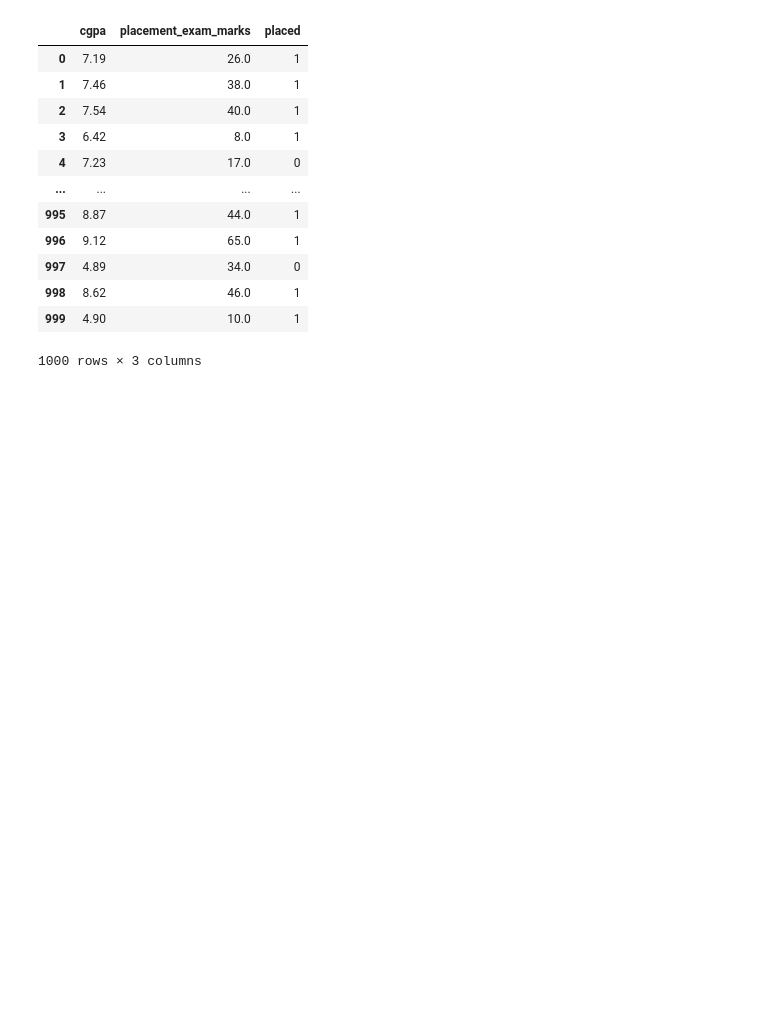
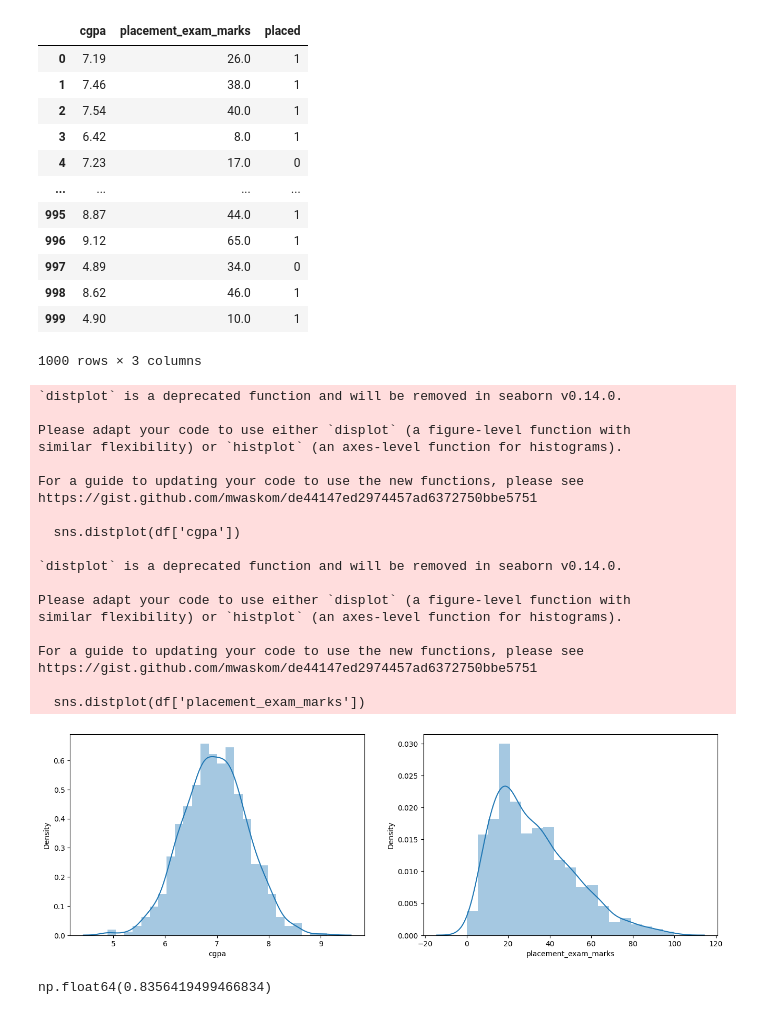
Before and after one commit to jyotinayak321/IBM-ML-Training, a Jupyter notebook: z_score.ipynb, the cells around one changed output. Drawn from its saved outputs; the diff is of its cells as text; code cells hidden in the pictures; blank space fills up the shorter version.

```diff
--- a/z_score.ipynb
+++ b/z_score.ipynb
@@ -24,3 +24,41 @@ df
 | 998 | 8.62 | 46.0 | 1 |
 | 999 | 4.90 | 10.0 | 1 |
 1000 rows × 3 columns
+# %%
+#Exploratory Data Analysis(EDA)
+#purpose: visualize the distribution of features to identify skewness and potential outliers.
+plt.figure(figsize=(16,5))
+
+plt.subplot(1,2,1)
+sns.distplot(df['cgpa'])
+
+plt.subplot(1,2,2)
+sns.distplot(df['placement_exam_marks'])
+
+plt.show()
+# %% [output]
+`distplot` is a deprecated function and will be removed in seaborn v0.14.0.
+
+Please adapt your code to use either `displot` (a figure-level function with
+similar flexibility) or `histplot` (an axes-level function for histograms).
+
+For a guide to updating your code to use the new functions, please see
+https://gist.github.com/mwaskom/de44147ed2974457ad6372750bbe5751
+
+  sns.distplot(df['cgpa'])
+
+`distplot` is a deprecated function and will be removed in seaborn v0.14.0.
+
+Please adapt your code to use either `displot` (a figure-level function with
+similar flexibility) or `histplot` (an axes-level function for histograms).
+
+For a guide to updating your code to use the new functions, please see
+https://gist.github.com/mwaskom/de44147ed2974457ad6372750bbe5751
+
+  sns.distplot(df['placement_exam_marks'])
+[figure, added]
+# %%
+# skewness check
+df['placement_exam_marks'].skew()
+# %% [output]
+np.float64(0.8356419499466834)
```
Also changed, not shown: parts of 14 cells of this notebook.
